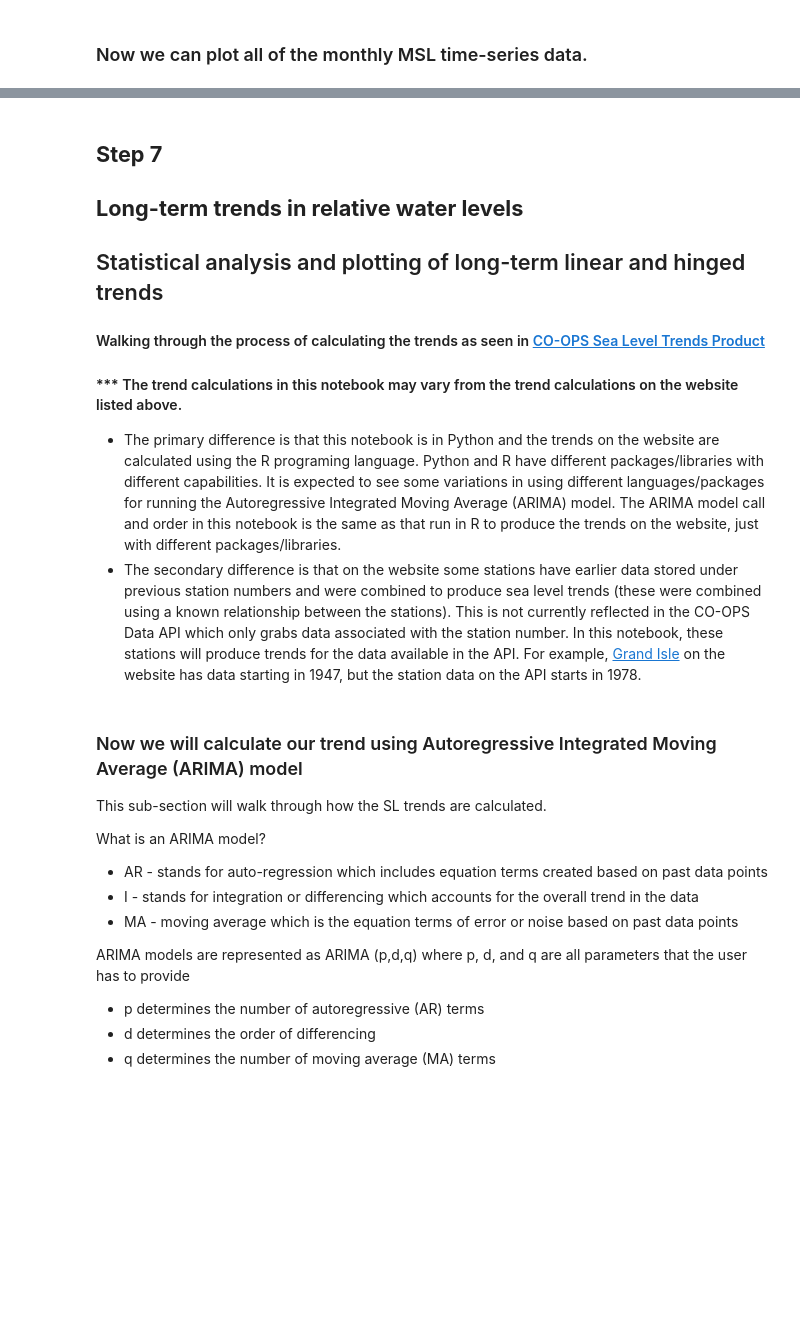
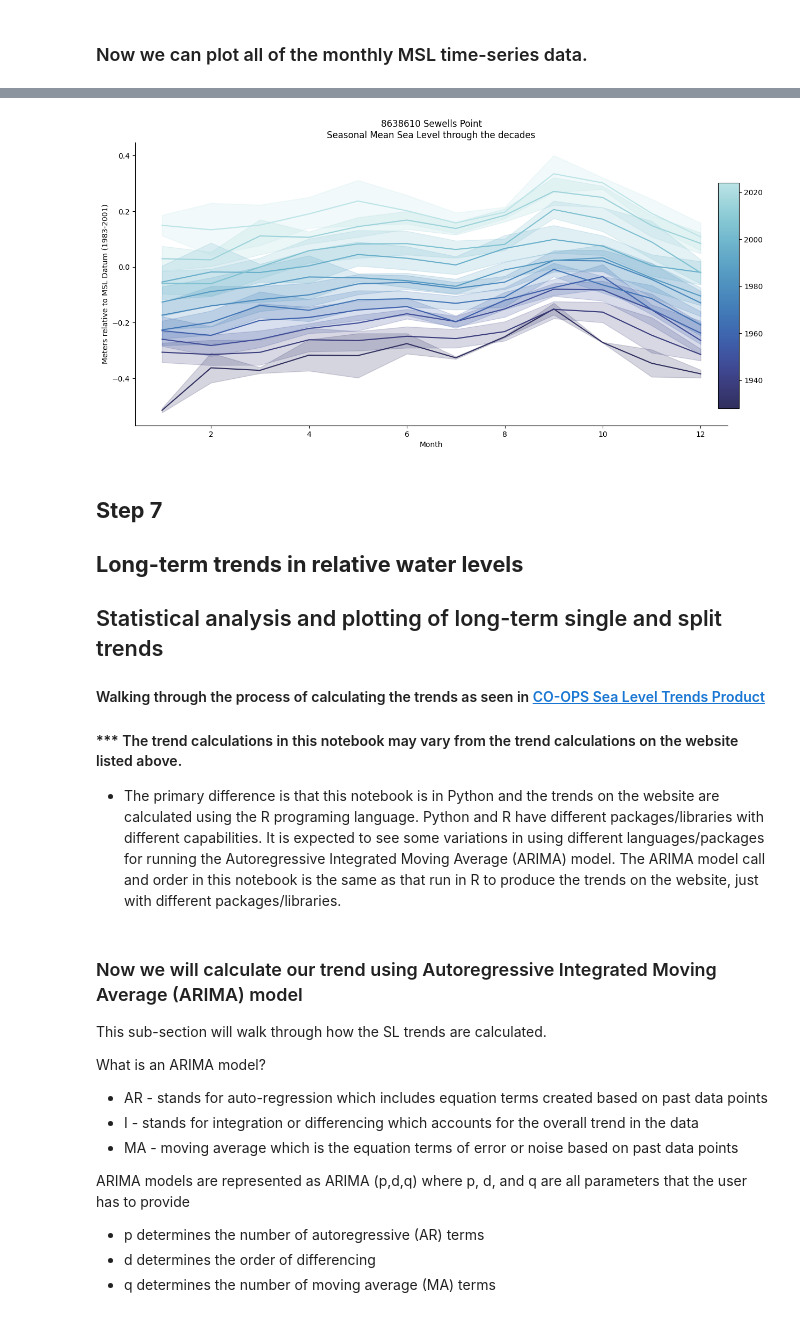
Before and after one commit to NOAA-CO-OPS/Coastal_Hazards_Example_Notebooks, a Jupyter notebook: Sea_Level_Rise_Station_Exploration_Notebook/Sea_Level_Rise_Station_Exploration_Notebook.ipynb, the cells around one changed output, grey strips where cells are left out. Cells and saved outputs as stored; diff of their text form; code cells hidden in the pictures; blank space fills up the shorter version.

```diff
--- a/Sea_Level_Rise_Station_Exploration_Notebook/Sea_Level_Rise_Station_Exploration_Notebook.ipynb
+++ b/Sea_Level_Rise_Station_Exploration_Notebook/Sea_Level_Rise_Station_Exploration_Notebook.ipynb
@@ -208,7 +275,0 @@ mytrend
-# %%
-# @title
-#Grabbing station info for our plots
-station_info = mytrend['stationId'].iloc[0]+' '+mytrend['stationName'].iloc[0]
-start_trend = pd.to_datetime(mytrend['startDate'].iloc[0])
-end_trend = pd.to_datetime(mytrend['endDate'].iloc[0])
-station_info
@@ -416,9 +620,35 @@ warnings.filterwarnings("ignore")
+# %%
+#@title Decadal Mean Sea Level
+
+new_cmap = truncate_colormap(cmocean.cm.ice, 0.2, 0.9)
+# Create the decadal mean sea level plot
+s = sns.relplot(data=filtered_df, x='month', y='MSL', hue='decade', kind="line", palette=new_cmap, height=6, aspect=12/6)
+norm = plt.Normalize(filtered_df['year'].min(), filtered_df['year'].max())
+sm = plt.cm.ScalarMappable(cmap=new_cmap, norm=norm)
+sm.set_array([])
+
+# Remove the default legend from the plot
+s._legend.remove()
+
+# Add the colorbar manually
+cbar_ax = s.fig.add_axes([0.91, 0.15, 0.03, 0.7])  # Adjust the position as needed
+s.fig.colorbar(sm, cax=cbar_ax)
+
+# Set plot labels and title based on units
+if units == 'metric':
+    s.set(xlabel='Month', ylabel='Meters relative to MSL Datum (' + epoch_info + ')',
+          title=station_info + '\nSeasonal Mean Sea Level through the decades')
+else:
+    s.set(xlabel='Month', ylabel='Feet relative to MSL Datum (' + epoch_info + ')',
+          title='Seasonal Mean Sea Level through the decades')
+# %% [output]
+[figure, added]
 # %% [markdown]
 ## **Step 7**
 
 ## **Long-term trends in relative water levels**
 
-## Statistical analysis and plotting of long-term linear and hinged trends
+## Statistical analysis and plotting of long-term single and split trends
 
 #### Walking through the process of calculating the trends as seen in [CO-OPS Sea Level Trends Product](https://tidesandcurrents.noaa.gov/sltrends/sltrends.html)
 
@@ -426,7 +656,6 @@ warnings.filterwarnings("ignore")
 
 
 *   The primary difference is that this notebook is in Python and the trends on the website are calculated using the R programing language. Python and R have different packages/libraries with different capabilities. It is expected to see some variations in using different languages/packages for running the Autoregressive Integrated Moving Average (ARIMA) model. The ARIMA model call and order in this notebook is the same as that run in R to produce the trends on the website, just with different packages/libraries.
-*   The secondary difference is that on the website some stations have earlier data stored under previous station numbers and were combined to produce sea level trends (these were combined using a known relationship between the stations). This is not currently reflected in the CO-OPS Data API which only grabs data associated with the station number. In this notebook, these stations will produce trends for the data available in the API. For example, [Grand Isle](https://tidesandcurrents.noaa.gov/sltrends/sltrends_station.shtml?id=8761724) on the website has data starting in 1947, but the station data on the API starts in 1978.
 # %% [markdown]
 ### Now we will calculate our trend using Autoregressive Integrated Moving Average (ARIMA) model
 
```
Also changed, not shown: parts of 53 cells of this notebook, 25 other files.
